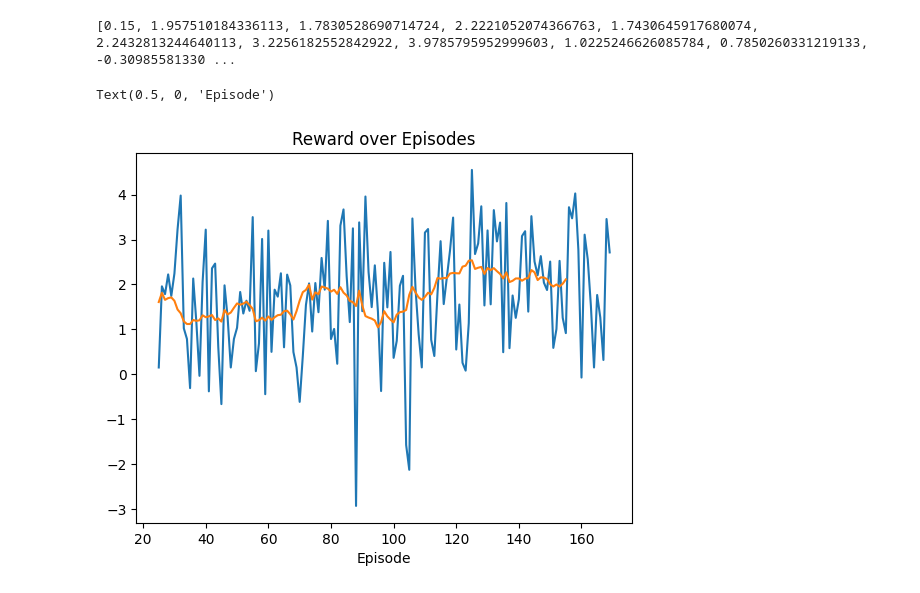
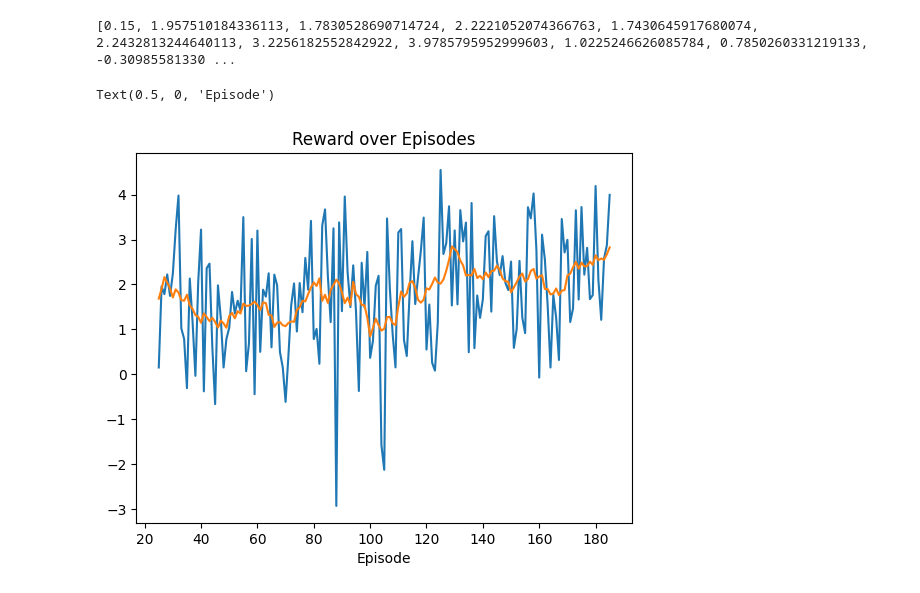
Before and after one commit to SaturnTsen/RL_dyn, a Jupyter notebook: check_reward.ipynb, the cells around one changed output. Drawn from its saved outputs; the diff is of its cells as text; code cells hidden in the pictures.

```diff
--- a/check_reward.ipynb
+++ b/check_reward.ipynb
@@ -5,7 +5,7 @@ import matplotlib.pyplot as plt
 rewards = []
 
 # glob
-r = range(25, 170)
+r = range(25, 186)
 for ep in r:
     data = torch.load(f'checkpoint_ep{ep}.pth', weights_only=False)
     rewards.append(data['reward'])
@@ -15,12 +15,17 @@ print(rewards)
 # %%
 import matplotlib.pyplot as plt
 plt.plot(r, rewards)
 # 5 moving average
-window_size = 15
-moving_avg = [sum(rewards[i:i+window_size])/window_size for i in range(len(rewards)-window_size+1)]
-plt.plot(r[:len(moving_avg)], moving_avg, label='Moving Average (window=15)')
+window_l = 5
+window_r = 5
+moving_avg = []
+for i in range(len(rewards)):
+    start = max(0, i - window_l)
+    end = min(len(rewards), i + window_r + 1)
+    moving_avg.append(sum(rewards[start:end]) / (end - start))
+plt.plot(r, moving_avg, label='Moving Average (window=5)')
 plt.title('Reward over Episodes')
 plt.xlabel('Episode')
 # %% [output]
 Text(0.5, 0, 'Episode')
-[figure, old version]
+[figure, new version]
```
Also changed, not shown: 1 other file.
